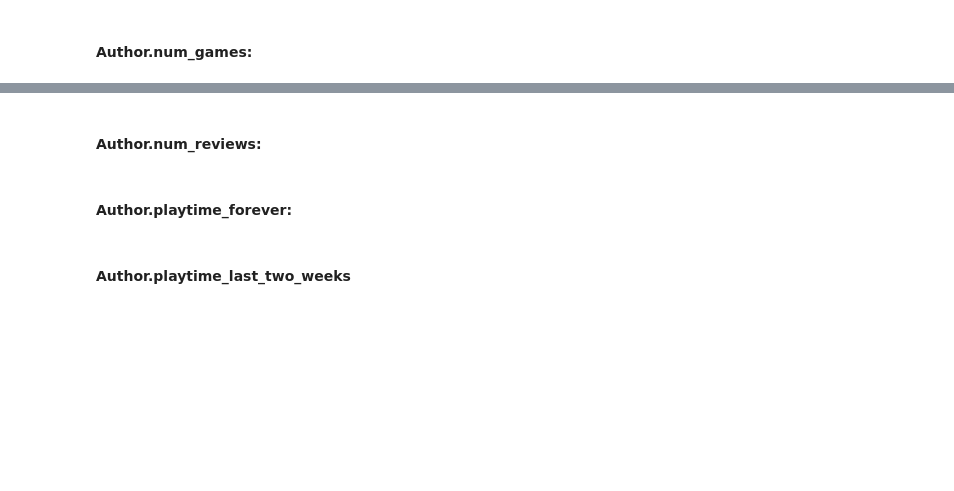
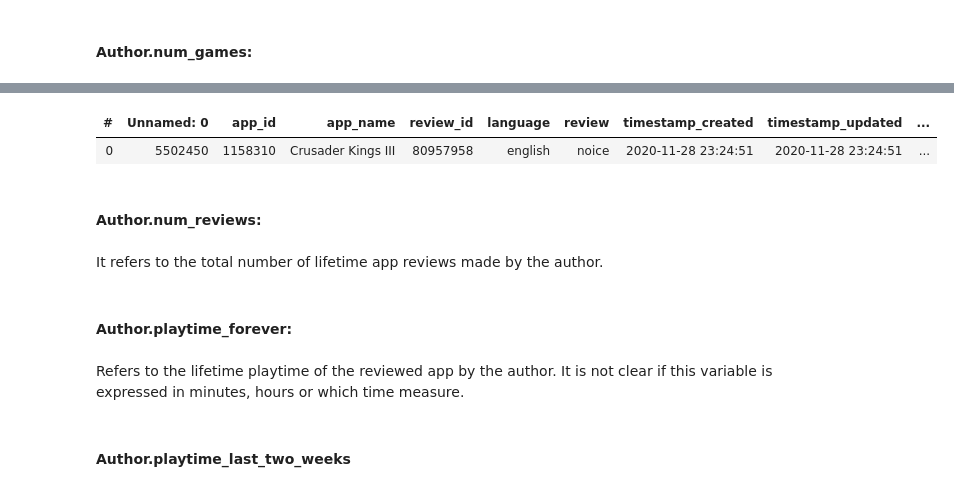
Before and after one commit to brauliovillalobos/ADM_HW2_Sapienza, a Jupyter notebook: HW_2_ADM.ipynb, the cells around one changed output, grey strips where cells are left out. Cells and saved outputs as stored; diff of their text form; code cells hidden in the pictures; blank space fills up the shorter version.

```diff
--- a/HW_2_ADM.ipynb
+++ b/HW_2_ADM.ipynb
@@ -467,6 +394,15 @@ weighted_score_df.weighted_score.max()
+# %%
+vaex_df[vaex_df.author_num_games == 4398046511619]
+# %% [output]
+| # | Unnamed: 0 | app_id | app_name | review_id | language | review | timestamp_created | timestamp_updated | ... |
+| 0 | 5502450 | 1158310 | Crusader Kings III | 80957958 | english | noice | 2020-11-28 23:24:51 | 2020-11-28 23:24:51 | ... |
 # %% [markdown]
 #### Author.num_reviews:
+# %% [markdown]
+It refers to the total number of lifetime app reviews made by the author.
 # %% [markdown]
 #### Author.playtime_forever:
+# %% [markdown]
+Refers to the lifetime playtime of the reviewed app by the author. It is not clear if this variable is expressed in minutes, hours or which time measure.
 # %% [markdown]
 #### Author.playtime_last_two_weeks
```
Also changed, not shown: parts of 64 cells of this notebook.
